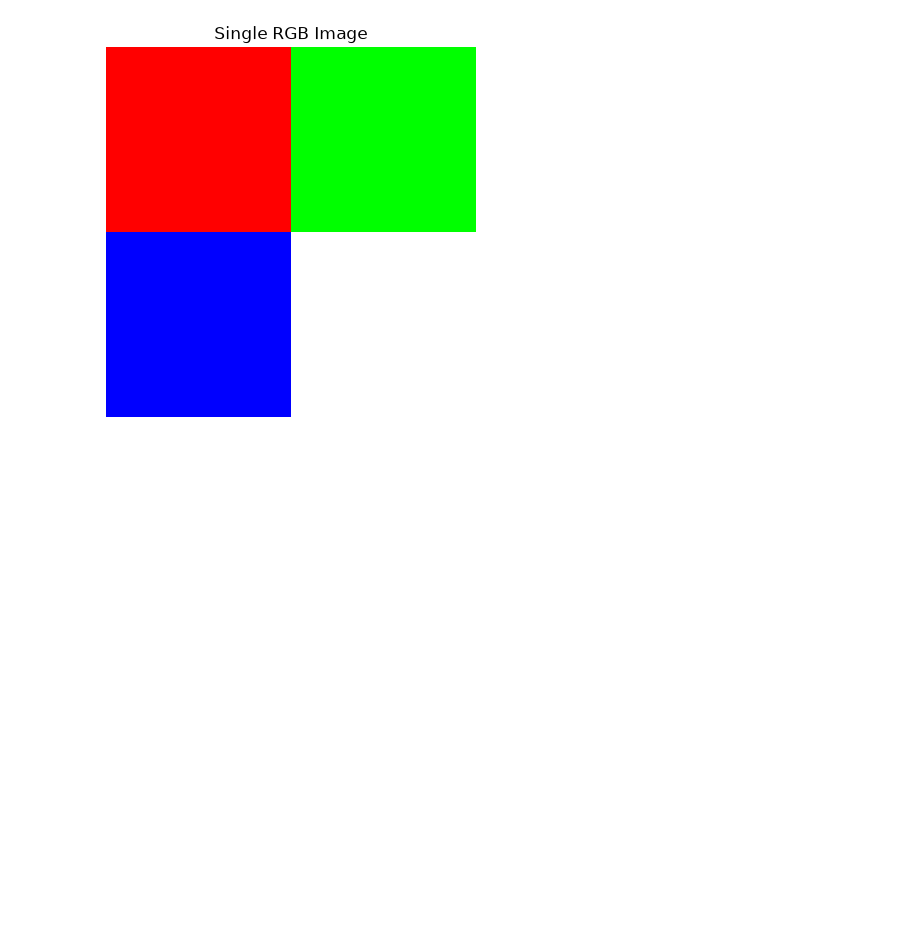
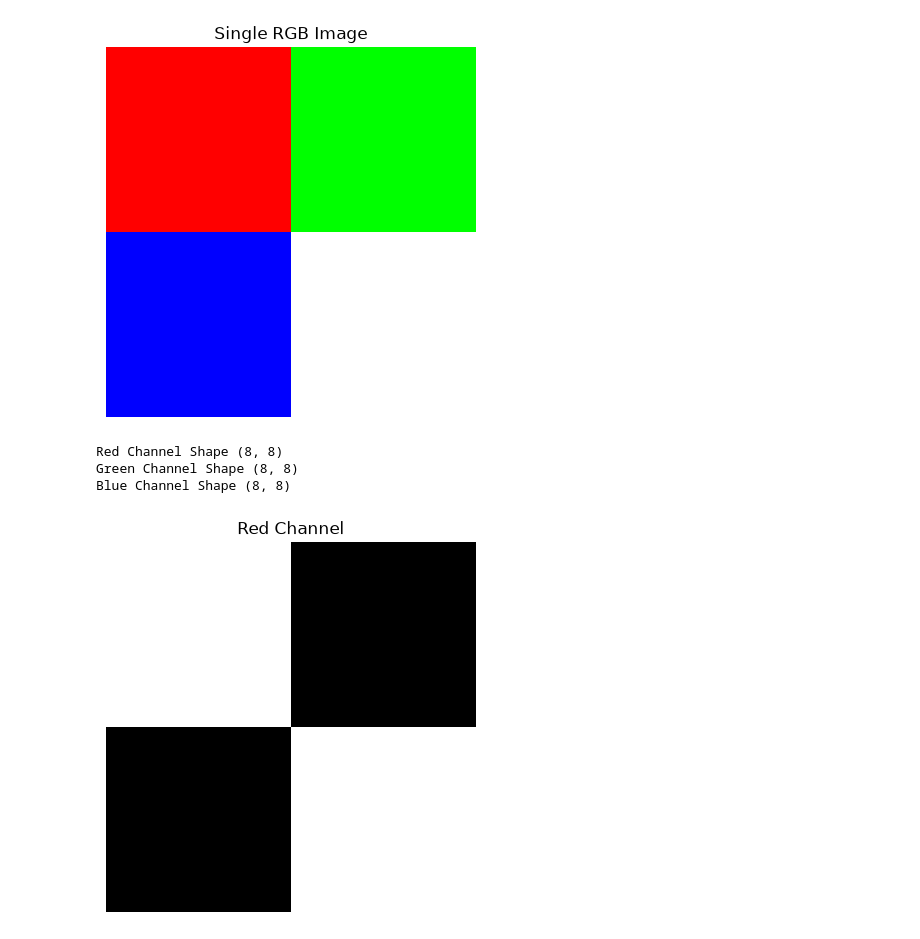
Before and after one commit to BhavyaAgrawat31/ML, a Jupyter notebook: notebooks/Lab3.1_Understanding_Data_As_Tensors.ipynb, the cells around one changed output. Saved outputs shown, nothing was run; the diff lists cells and outputs as text; code cells hidden in the pictures; blank space fills up the shorter version.

```diff
--- a/notebooks/Lab3.1_Understanding_Data_As_Tensors.ipynb
+++ b/notebooks/Lab3.1_Understanding_Data_As_Tensors.ipynb
@@ -140,3 +140,22 @@ plt.axis("off")
 plt.show()
 # %% [output]
 [figure]
+# %%
+red_channel = rgb_image[:,:,0]
+green_channel = rgb_image[:,:,1]
+blue_channel = rgb_image[:,:,2]
+
+print("Red Channel Shape" , red_channel.shape)
+print("Green Channel Shape" , green_channel.shape)
+print("Blue Channel Shape" , blue_channel.shape)
+# %% [output]
+Red Channel Shape (8, 8)
+Green Channel Shape (8, 8)
+Blue Channel Shape (8, 8)
+# %%
+plt.imshow(red_channel , cmap = "gray")
+plt.title("Red Channel")
+plt.axis("off")
+plt.show()
+# %% [output]
+[figure, added]
```
Also changed, not shown: parts of 8 cells of this notebook.
